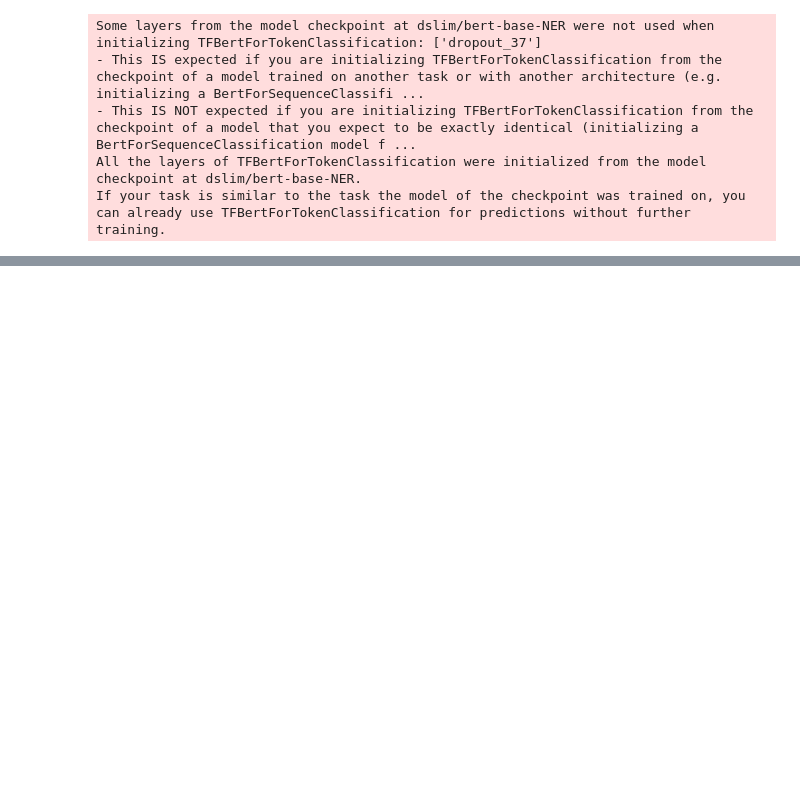
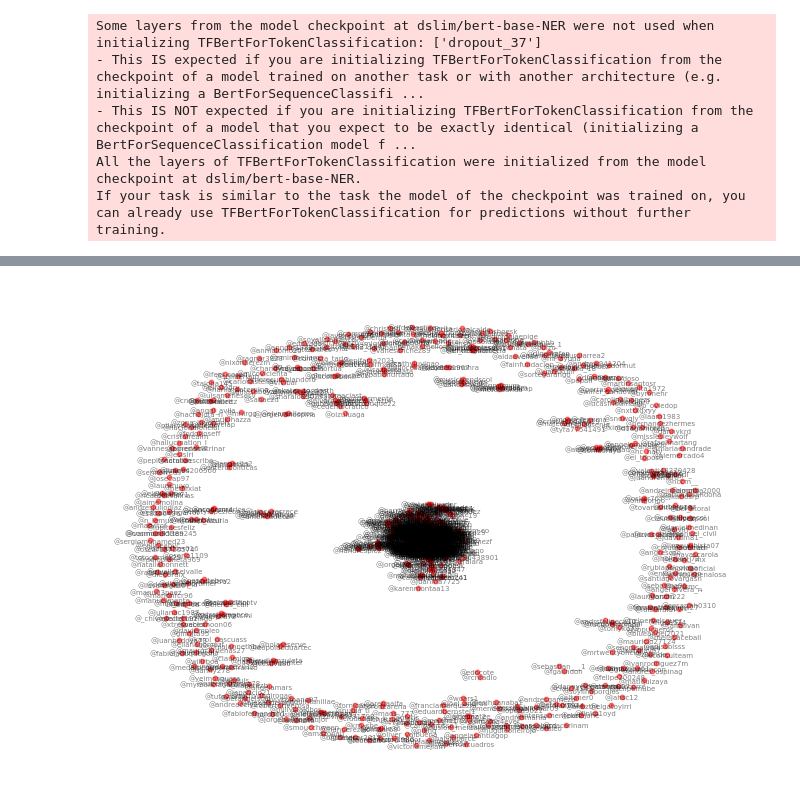
Before and after one commit to Izainea/pruebas_vivi, a Jupyter notebook: prueba_NLP_cientifico_vivi/Código/Exploración.ipynb, the cells around one changed output, grey strips where cells are left out. Drawn from its saved outputs; the diff is of its cells as text; code cells hidden in the pictures; blank space fills up the shorter version.

```diff
--- a/prueba_NLP_cientifico_vivi/Código/Exploración.ipynb
+++ b/prueba_NLP_cientifico_vivi/Código/Exploración.ipynb
@@ -160,0 +241,10 @@ ValueError: Couldn't instantiate the backend tokenizer from one of:
+# %%
+### Pintamos las redes
+
+nodes=df_users_graph[['Id','Label']]
+edges=df_edges[['Source','Target','Weight']]
+G=nx.from_pandas_edgelist(edges, 'Source', 'Target', edge_attr=True, create_using=nx.Graph())
+G.add_nodes_from(nodes['Id'].values)
+nx.draw(G, with_labels=True, node_size=10, font_size=5, node_color='red', edge_color='blue', width=0.1, alpha=0.5, arrowsize=1, arrowstyle='->', arrows=True)
+# %% [output]
+[figure, added]
```
Also changed, not shown: parts of 10 cells of this notebook, 2 other files.
